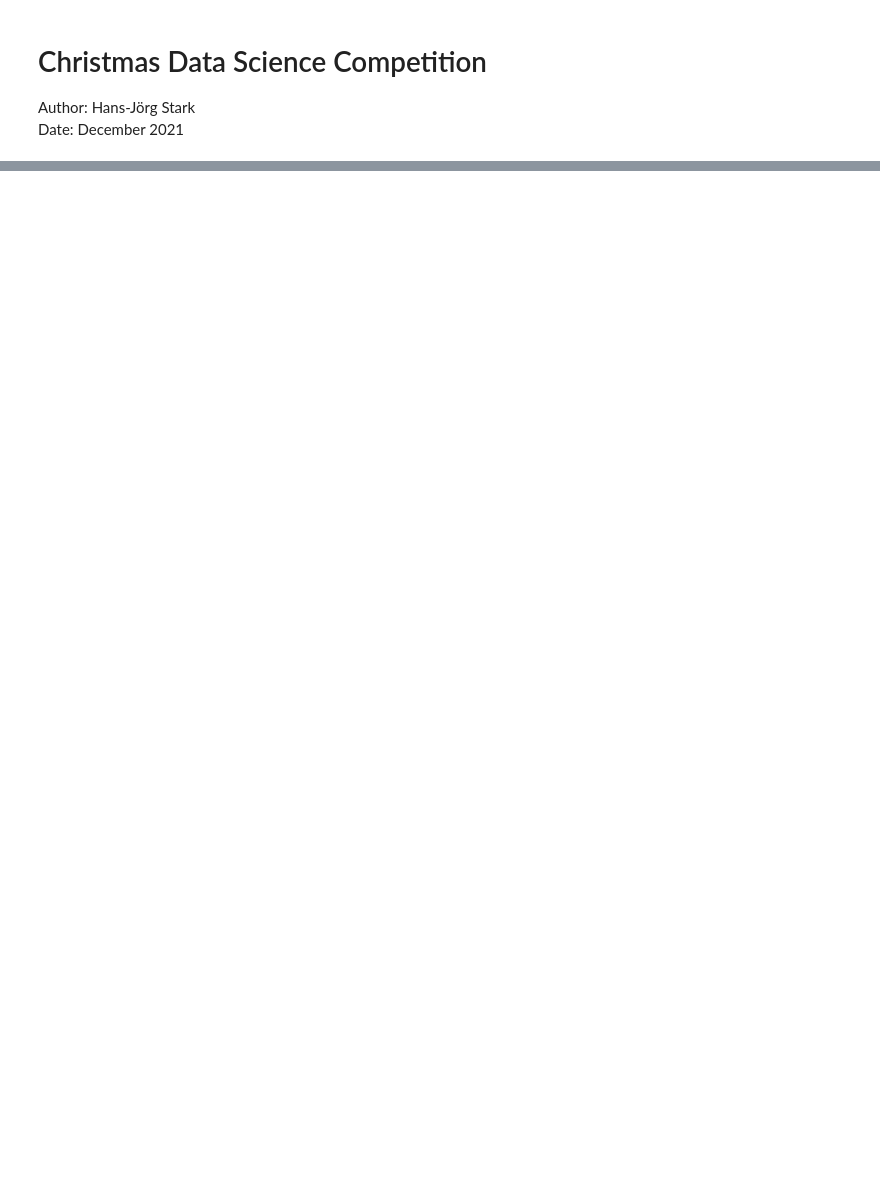
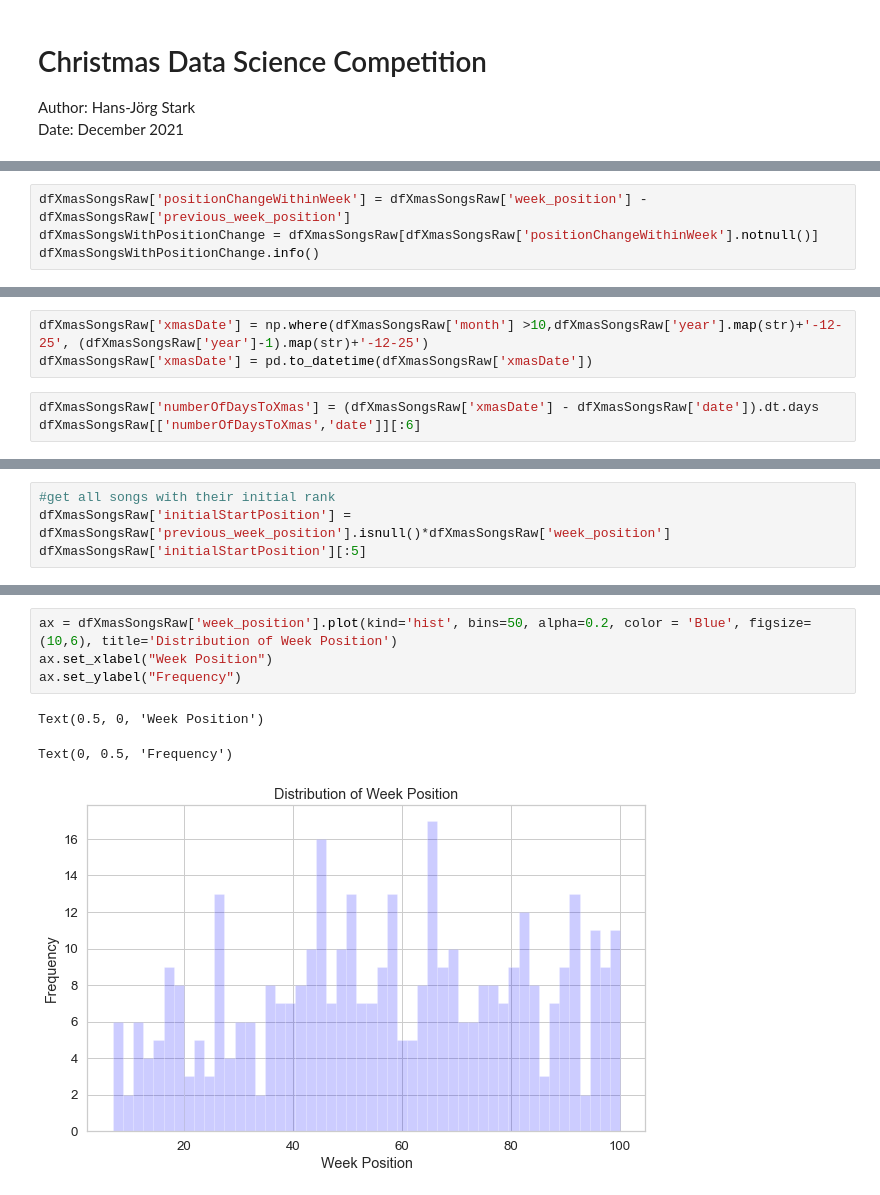
Before and after one commit to myproxxy/BethelTechChristmasDataScienceCompetition2021, a Jupyter notebook: Bethel Tech Christmas Data Science Competition 2021.ipynb, the cells around one changed output, grey strips where cells are left out. Drawn from its saved outputs; the diff is of its cells as text; blank space fills up the shorter version.

```diff
--- a/Bethel Tech Christmas Data Science Competition 2021.ipynb
+++ b/Bethel Tech Christmas Data Science Competition 2021.ipynb
@@ -25,0 +95,4 @@ dfXmasSongsRaw.head(7)
+# %%
+dfXmasSongsRaw['positionChangeWithinWeek'] = dfXmasSongsRaw['week_position'] - dfXmasSongsRaw['previous_week_position']
+dfXmasSongsWithPositionChange = dfXmasSongsRaw[dfXmasSongsRaw['positionChangeWithinWeek'].notnull()]
+dfXmasSongsWithPositionChange.info()
@@ -25,0 +122,6 @@ dfXmasSongsRaw.head(7)
+# %%
+dfXmasSongsRaw['xmasDate'] = np.where(dfXmasSongsRaw['month'] >10,dfXmasSongsRaw['year'].map(str)+'-12-25', (dfXmasSongsRaw['year']-1).map(str)+'-12-25')
+dfXmasSongsRaw['xmasDate'] = pd.to_datetime(dfXmasSongsRaw['xmasDate'])
+# %%
+dfXmasSongsRaw['numberOfDaysToXmas'] = (dfXmasSongsRaw['xmasDate'] - dfXmasSongsRaw['date']).dt.days
+dfXmasSongsRaw[['numberOfDaysToXmas','date']][:6]
@@ -49,0 +331,4 @@ memory usage: 39.4+ KB
+# %%
+#get all songs with their initial rank
+dfXmasSongsRaw['initialStartPosition'] = dfXmasSongsRaw['previous_week_position'].isnull()*dfXmasSongsRaw['week_position']
+dfXmasSongsRaw['initialStartPosition'][:5]
@@ -49,0 +399,8 @@ memory usage: 39.4+ KB
+# %%
+ax = dfXmasSongsRaw['week_position'].plot(kind='hist', bins=50, alpha=0.2, color = 'Blue', figsize=(10,6), title='Distribution of Week Position')
+ax.set_xlabel("Week Position")
+ax.set_ylabel("Frequency")
+# %% [output]
+Text(0.5, 0, 'Week Position')
+Text(0, 0.5, 'Frequency')
+[figure, added]
```
Also changed, not shown: parts of 347 cells of this notebook, 3 other files.
